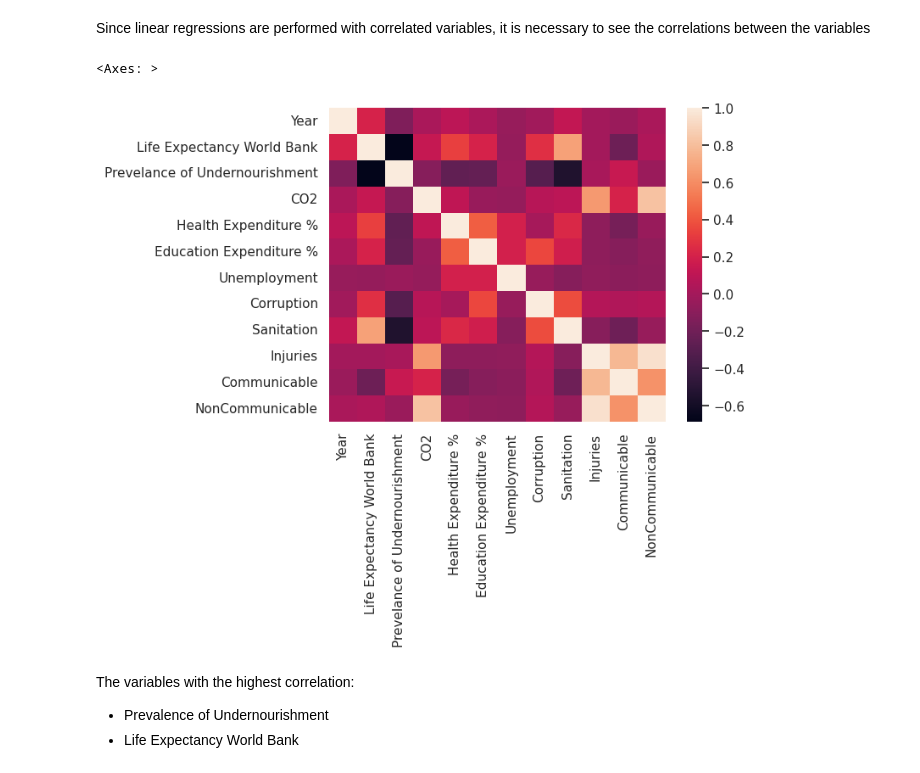
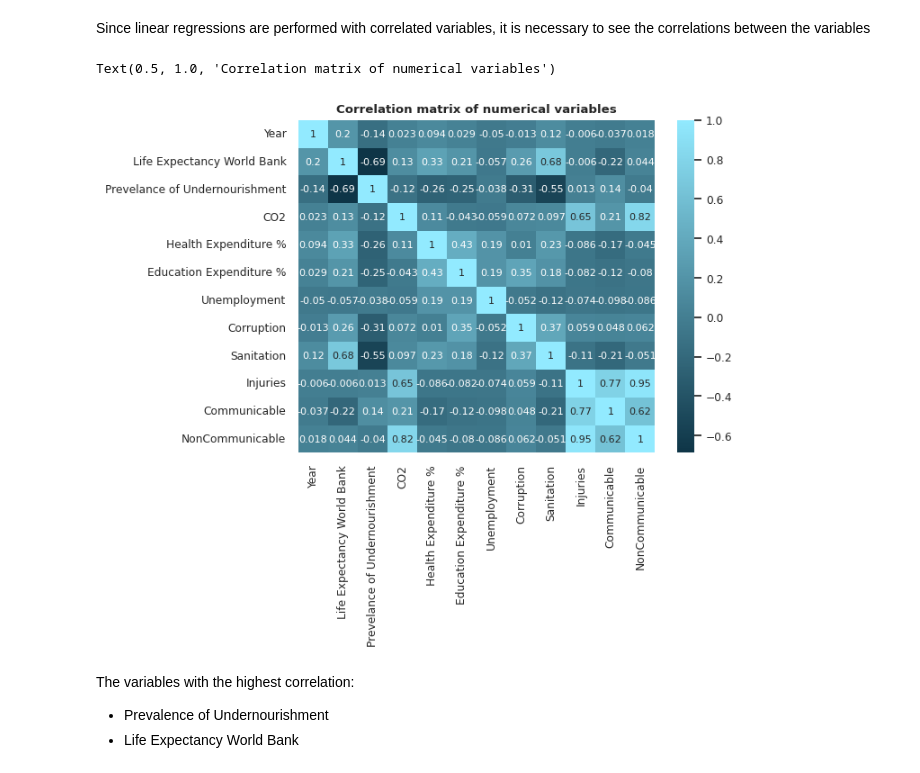
Before and after one commit to William-CCS96/linear_regression_life_expectancy_and_socioeconomic, a Jupyter notebook: notebooks/0.0-linear_regression_life_expectancy_and_socioeconomic-introduction.ipynb, the cells around one changed output. Cells and saved outputs as stored; diff of their text form; code cells hidden in the pictures.

```diff
--- a/notebooks/0.0-linear_regression_life_expectancy_and_socioeconomic-introduction.ipynb
+++ b/notebooks/0.0-linear_regression_life_expectancy_and_socioeconomic-introduction.ipynb
@@ -144,12 +119,16 @@ Since linear regressions are performed with correlated variables, it is necessar
 # %%
 # Numerical variables
 colum_num = df.select_dtypes(include=['int64', 'float64']).columns
 
-sns.set(style = "whitegrid", context = "notebook")
-sns.heatmap(df[colum_num].corr(), cbar = True)
+colors = ["#0E3547", "#92EAFF"]
+cmap = LinearSegmentedColormap.from_list('Custom', colors, N=256)
+
+sns.set(style="whitegrid", context="notebook", font_scale=0.8)
+sns.heatmap(df[colum_num].corr(), cbar = True, cmap = cmap, annot=True, annot_kws={"size": 8})
+plt.title("Correlation matrix of numerical variables", fontweight='bold')
 # %% [output]
-<Axes: >
+Text(0.5, 1.0, 'Correlation matrix of numerical variables')
-[figure, old version]
+[figure, new version]
 # %% [markdown]
 The variables with the highest correlation:
 - Prevalence of Undernourishment
```
Also changed, not shown: parts of 27 cells of this notebook.
